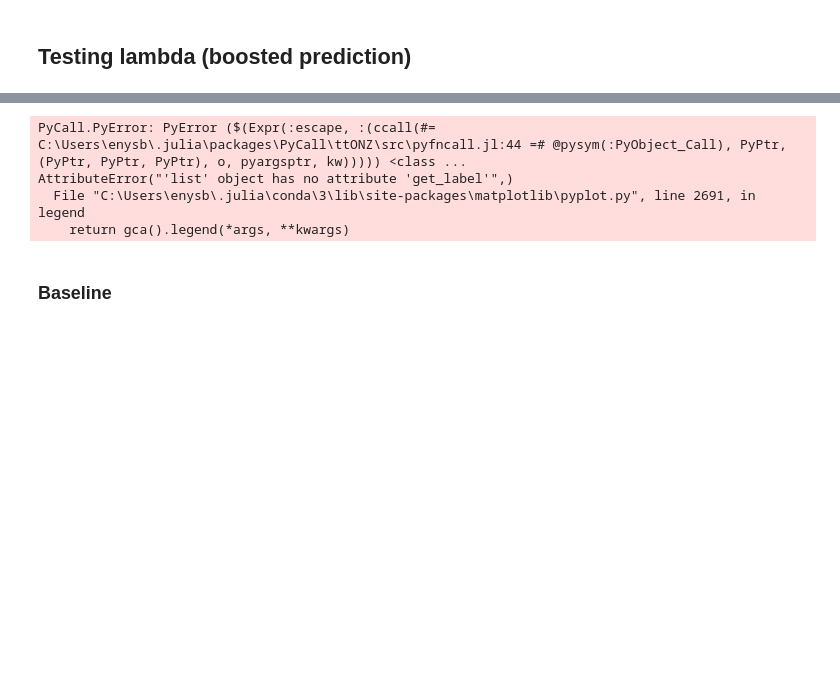
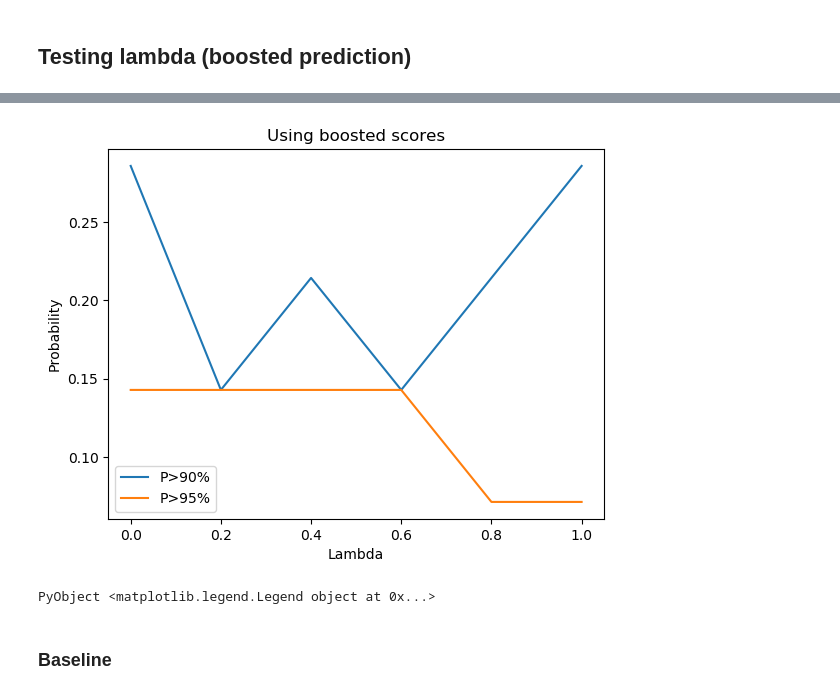
Before and after one commit to AsherWright/ml-fantasy-basketball, a Jupyter notebook: src/Optimization + Testing-Copy1.ipynb, the cells around one changed output, grey strips where cells are left out. Saved outputs shown, nothing was run; the diff lists cells and outputs as text; code cells hidden in the pictures; blank space fills up the shorter version.

```diff
--- a/src/Optimization + Testing-Copy1.ipynb
+++ b/src/Optimization + Testing-Copy1.ipynb
@@ -452,15 +460,13 @@ ValueError('x and y must have same first dimension, but have shapes (1,) and (6,
 # %%
 p1_4 = plt.plot(std_weight_list, pc1_4, label="P>90%")
 p2_4 = plt.plot(std_weight_list, pc2_4, label="P>95%")
-plt.title("Using variance")
+plt.title("Using boosted scores")
 plt.xlabel("Lambda")
 plt.ylabel("Probability")
-plt.legend(handles=[p1, p2])
+plt.legend()
 # %% [output]
+[figure, added]
-PyCall.PyError: PyError ($(Expr(:escape, :(ccall(#= C:\Users\enysb\.julia\packages\PyCall\ttONZ\src\pyfncall.jl:44 =# @pysym(:PyObject_Call), PyPtr, (PyPtr, PyPtr, PyPtr), o, pyargsptr, kw))))) <class ...
-AttributeError("'list' object has no attribute 'get_label'",)
-  File "C:\Users\enysb\.julia\conda\3\lib\site-packages\matplotlib\pyplot.py", line 2691, in legend
-    return gca().legend(*args, **kwargs)
+PyObject <matplotlib.legend.Legend object at 0x...>
 # %% [markdown]
 ### Baseline
 # %%
```
Also changed, not shown: parts of 5 cells of this notebook.
